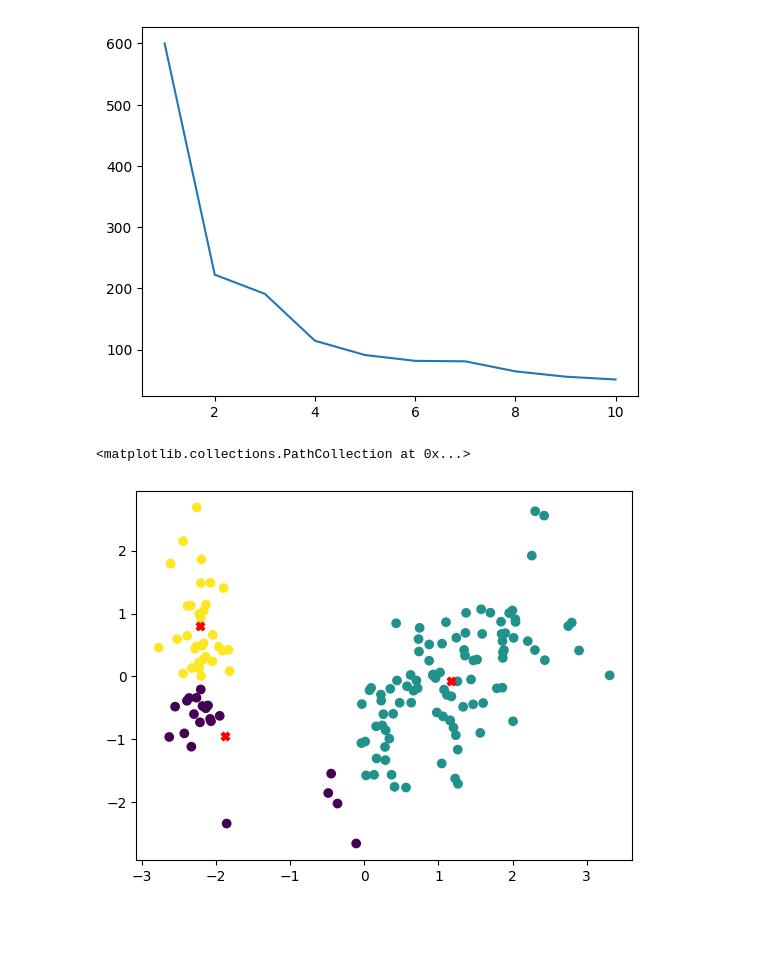
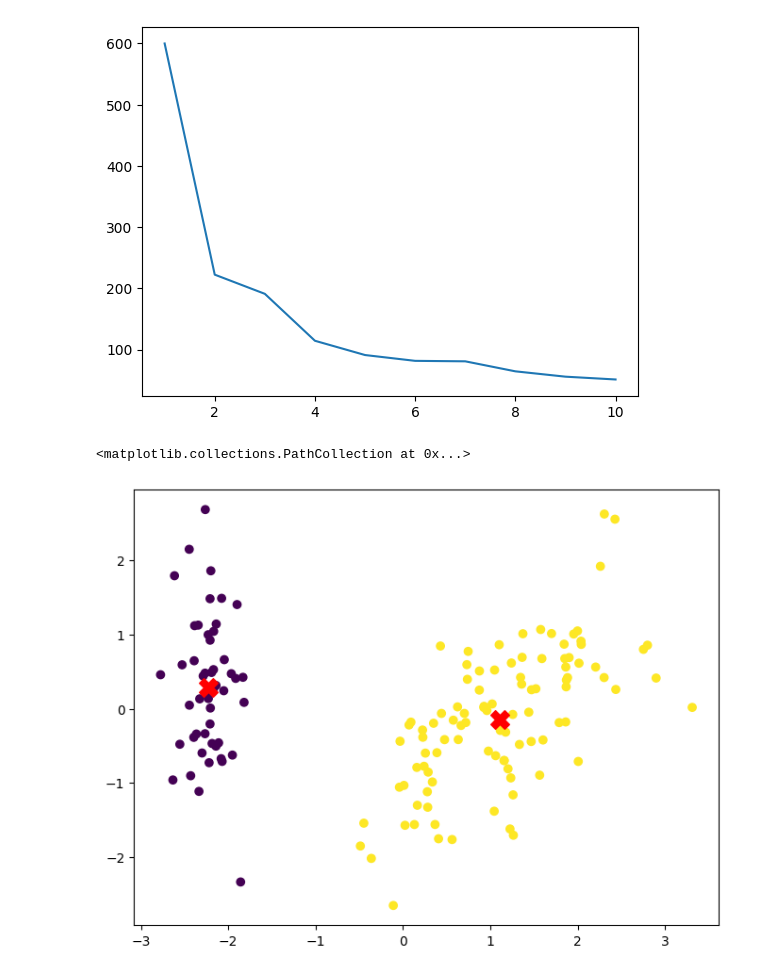
Before and after one commit to rb4050/Machine-learning-practicals, a Jupyter notebook: kmeans/iris_kmeans.ipynb, the cells around one changed output. Drawn from its saved outputs; the diff is of its cells as text; code cells hidden in the pictures; blank space fills up the shorter version.

```diff
--- a/kmeans/iris_kmeans.ipynb
+++ b/kmeans/iris_kmeans.ipynb
@@ -80,20 +80,23 @@ plt.plot(k_range,sse)
 [<matplotlib.lines.Line2D at 0x...>]
 [figure]
 # %%
-optimal_k = 3
+optimal_k = 2
 kmeans = KMeans(n_clusters = optimal_k,random_state = 12)
 clusters = kmeans.fit_predict(x_scaled)
 # %%
 from sklearn.decomposition import PCA
+import matplotlib.pyplot as plt
 
+# Reduce to 2D using PCA
 pca = PCA(n_components=2)
-x_pca = pca.fit_transform(x_scaled)
+X_pca = pca.fit_transform(x_scaled)  # Use consistent casing
 centroids_pca = pca.transform(kmeans.cluster_centers_)
 
-
+# Plot
+plt.figure(figsize=(8, 6))
 plt.scatter(X_pca[:, 0], X_pca[:, 1], c=clusters)
 plt.scatter(centroids_pca[:, 0], centroids_pca[:, 1],
-            c='red', marker='X')
+            c='red', marker='X', s=200, label='Centroids')
 # %% [output]
 <matplotlib.collections.PathCollection at 0x...>
-[figure, old version]
+[figure, new version]
```
Also changed, not shown: 1 other file.
